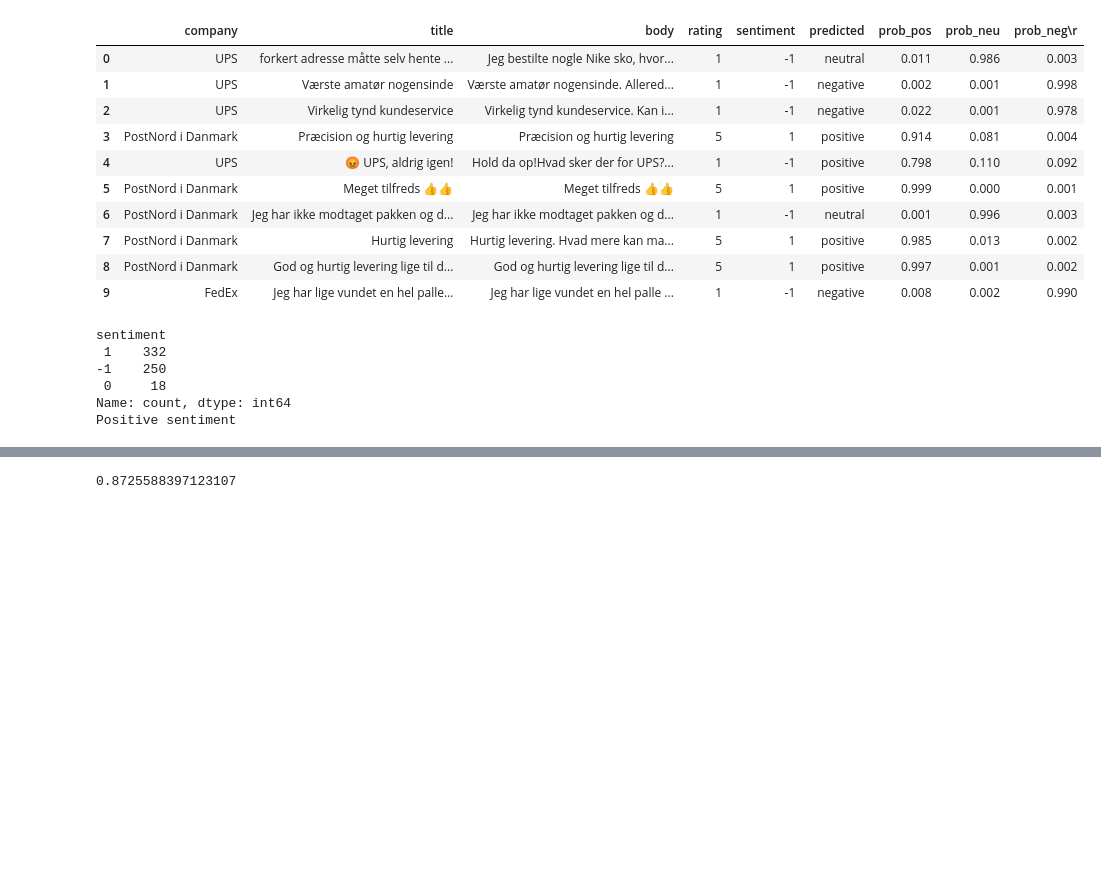
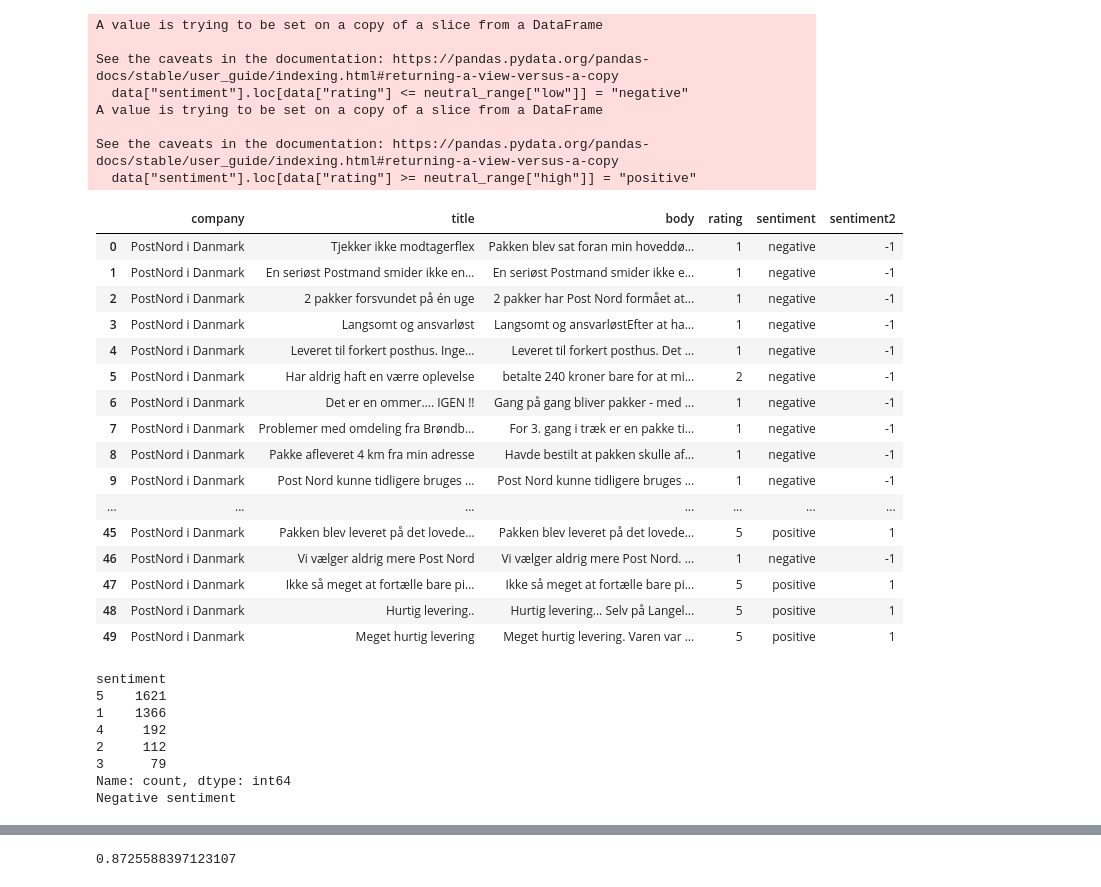
Before and after one commit to TheAgns/ExamProjectDataScience, a Jupyter notebook: RandomForestClassifier.ipynb, the cells around one changed output, grey strips where cells are left out. Cells and saved outputs as stored; diff of their text form; code cells hidden in the pictures; blank space fills up the shorter version.

Commit message:
trained treeforest on more data but didn't get a better result

```diff
--- a/RandomForestClassifier.ipynb
+++ b/RandomForestClassifier.ipynb
@@ -13,22 +13,39 @@ from sklearn.metrics import ConfusionMatrixDisplay, accuracy_score, classificati
 from sklearn.model_selection import train_test_split
 from sklearn.ensemble import RandomForestClassifier
 # %%
-data = pd.read_csv('Data/dacy_sentiment.csv', lineterminator='\n')
+data = pd.read_csv('Data/trustpilot.csv')
+neutral_range = {"low": 2, "neutral": 5, "high": 8}
+data["sentiment"].loc[data["rating"] <= neutral_range["low"]] = "negative"
+data["sentiment"].loc[data["rating"] >= neutral_range["high"]] = "positive"
 sentiment_map = {'positive': 1, 'neutral': 0, 'negative': -1}
-data['sentiment'] = data['sentiment'].replace(sentiment_map)
-data.head(10)
+data['sentiment2'] = data['sentiment'].replace(sentiment_map)
+data.head(50)
 # %% [output]
+A value is trying to be set on a copy of a slice from a DataFrame
+
+See the caveats in the documentation: https://pandas.pydata.org/pandas-docs/stable/user_guide/indexing.html#returning-a-view-versus-a-copy
+  data["sentiment"].loc[data["rating"] <= neutral_range["low"]] = "negative"
+A value is trying to be set on a copy of a slice from a DataFrame
+
+See the caveats in the documentation: https://pandas.pydata.org/pandas-docs/stable/user_guide/indexing.html#returning-a-view-versus-a-copy
+  data["sentiment"].loc[data["rating"] >= neutral_range["high"]] = "positive"
-|  | company | title | body | rating | sentiment | predicted | prob_pos | prob_neu | prob_neg\r |
-| 0 | UPS | forkert adresse måtte selv hente ... | Jeg bestilte nogle Nike sko, hvor... | 1 | -1 | neutral | 0.011 | 0.986 | 0.003 |
-| 1 | UPS | Værste amatør nogensinde | Værste amatør nogensinde. Allered... | 1 | -1 | negative | 0.002 | 0.001 | 0.998 |
-| 2 | UPS | Virkelig tynd kundeservice | Virkelig tynd kundeservice. Kan i... | 1 | -1 | negative | 0.022 | 0.001 | 0.978 |
-| 3 | PostNord i Danmark | Præcision og hurtig levering | Præcision og hurtig levering | 5 | 1 | positive | 0.914 | 0.081 | 0.004 |
-| 4 | UPS | 😡 UPS, aldrig igen! | Hold da op!Hvad sker der for UPS?... | 1 | -1 | positive | 0.798 | 0.110 | 0.092 |
-| 5 | PostNord i Danmark | Meget tilfreds 👍👍 | Meget tilfreds 👍👍 | 5 | 1 | positive | 0.999 | 0.000 | 0.001 |
-| 6 | PostNord i Danmark | Jeg har ikke modtaget pakken og d... | Jeg har ikke modtaget pakken og d... | 1 | -1 | neutral | 0.001 | 0.996 | 0.003 |
-| 7 | PostNord i Danmark | Hurtig levering | Hurtig levering. Hvad mere kan ma... | 5 | 1 | positive | 0.985 | 0.013 | 0.002 |
-| 8 | PostNord i Danmark | God og hurtig levering lige til d... | God og hurtig levering lige til d... | 5 | 1 | positive | 0.997 | 0.001 | 0.002 |
-| 9 | FedEx | Jeg har lige vundet en hel palle… | Jeg har lige vundet en hel palle ... | 1 | -1 | negative | 0.008 | 0.002 | 0.990 |
+|  | company | title | body | rating | sentiment | sentiment2 |
+| 0 | PostNord i Danmark | Tjekker ikke modtagerflex | Pakken blev sat foran min hoveddø... | 1 | negative | -1 |
+| 1 | PostNord i Danmark | En seriøst Postmand smider ikke en… | En seriøst Postmand smider ikke e... | 1 | negative | -1 |
+| 2 | PostNord i Danmark | 2 pakker forsvundet på én uge | 2 pakker har Post Nord formået at... | 1 | negative | -1 |
+| 3 | PostNord i Danmark | Langsomt og ansvarløst | Langsomt og ansvarløstEfter at ha... | 1 | negative | -1 |
+| 4 | PostNord i Danmark | Leveret til forkert posthus. Inge... | Leveret til forkert posthus. Det ... | 1 | negative | -1 |
+| 5 | PostNord i Danmark | Har aldrig haft en værre oplevelse | betalte 240 kroner bare for at mi... | 2 | negative | -1 |
+| 6 | PostNord i Danmark | Det er en ommer…. IGEN !! | Gang på gang bliver pakker - med ... | 1 | negative | -1 |
+| 7 | PostNord i Danmark | Problemer med omdeling fra Brøndb... | For 3. gang i træk er en pakke ti... | 1 | negative | -1 |
+| 8 | PostNord i Danmark | Pakke afleveret 4 km fra min adresse | Havde bestilt at pakken skulle af... | 1 | negative | -1 |
+| 9 | PostNord i Danmark | Post Nord kunne tidligere bruges ... | Post Nord kunne tidligere bruges ... | 1 | negative | -1 |
+| ... | ... | ... | ... | ... | ... | ... |
+| 45 | PostNord i Danmark | Pakken blev leveret på det lovede… | Pakken blev leveret på det lovede... | 5 | positive | 1 |
+| 46 | PostNord i Danmark | Vi vælger aldrig mere Post Nord | Vi vælger aldrig mere Post Nord. ... | 1 | negative | -1 |
+| 47 | PostNord i Danmark | Ikke så meget at fortælle bare pi... | Ikke så meget at fortælle bare pi... | 5 | positive | 1 |
+| 48 | PostNord i Danmark | Hurtig levering.. | Hurtig levering... Selv på Langel... | 5 | positive | 1 |
+| 49 | PostNord i Danmark | Meget hurtig levering | Meget hurtig levering. Varen var ... | 5 | positive | 1 |
 # %%
 # splitter dataen til traning og test set 80/20
 train_data = data.sample(frac=0.8, random_state=42)
@@ -41,7 +58,7 @@ test_vectors = vectorizer.transform(test_data['body'])
 
 # Træner en Random Forest classifier
 clf = RandomForestClassifier(random_state=42)
-clf.fit(train_vectors, train_data['sentiment'])
+clf.fit(train_vectors, train_data['sentiment2'])
 
 # Predicter sentiment for et nyt review
 new_review = "Bedste levering, super godt arbejde af postnord, lige til tiden"
@@ -60,11 +77,13 @@ else:
     print("Negative sentiment")
 # %% [output]
 sentiment
- 1    332
--1    250
- 0     18
+5    1621
+1    1366
+4     192
+2     112
+3      79
 Name: count, dtype: int64
-Positive sentiment
+Negative sentiment
 # %%
 y_true = test_data['sentiment']
 y_pred = clf.predict(test_vectors)
```
Also changed, not shown: parts of 2 cells of this notebook.
